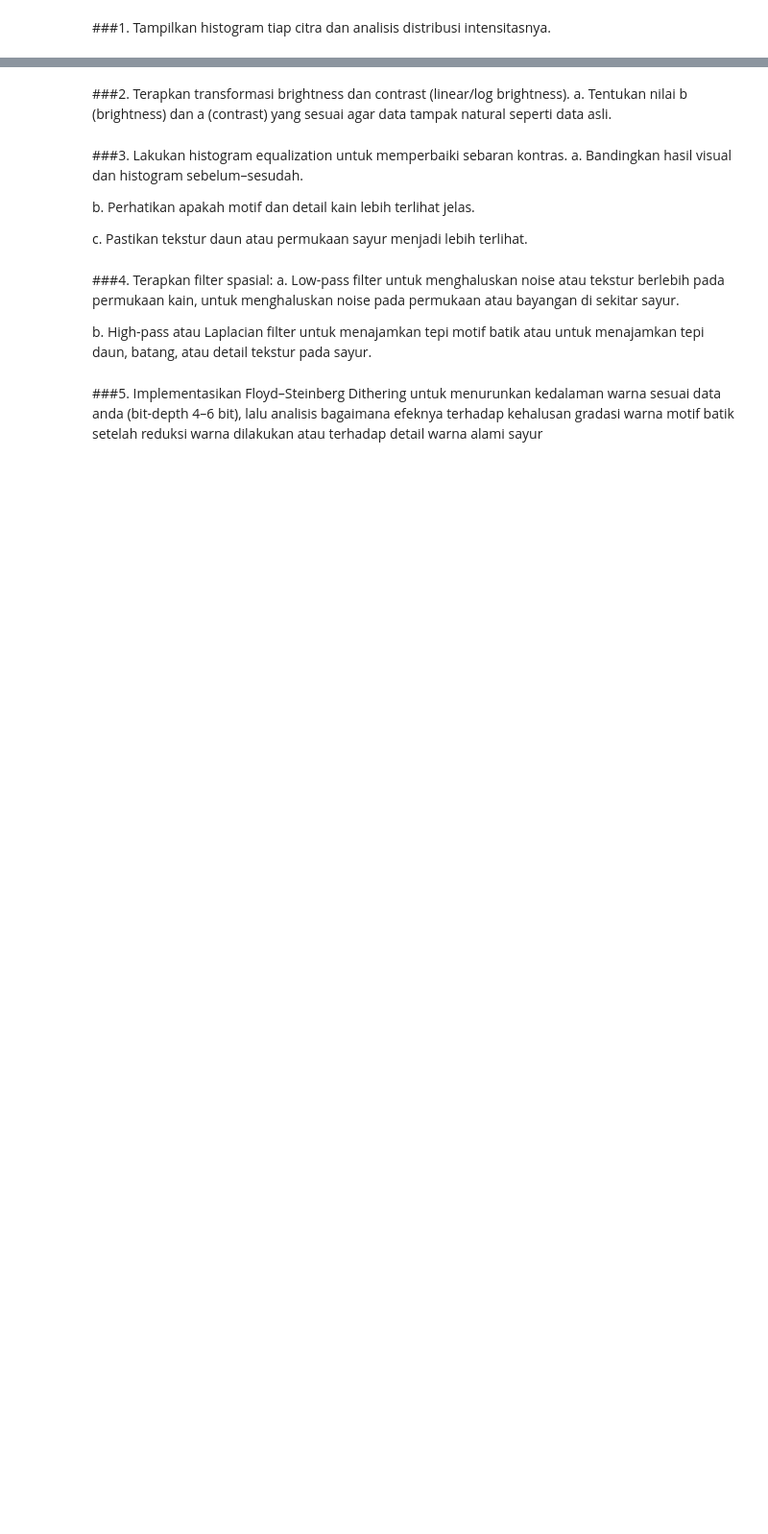
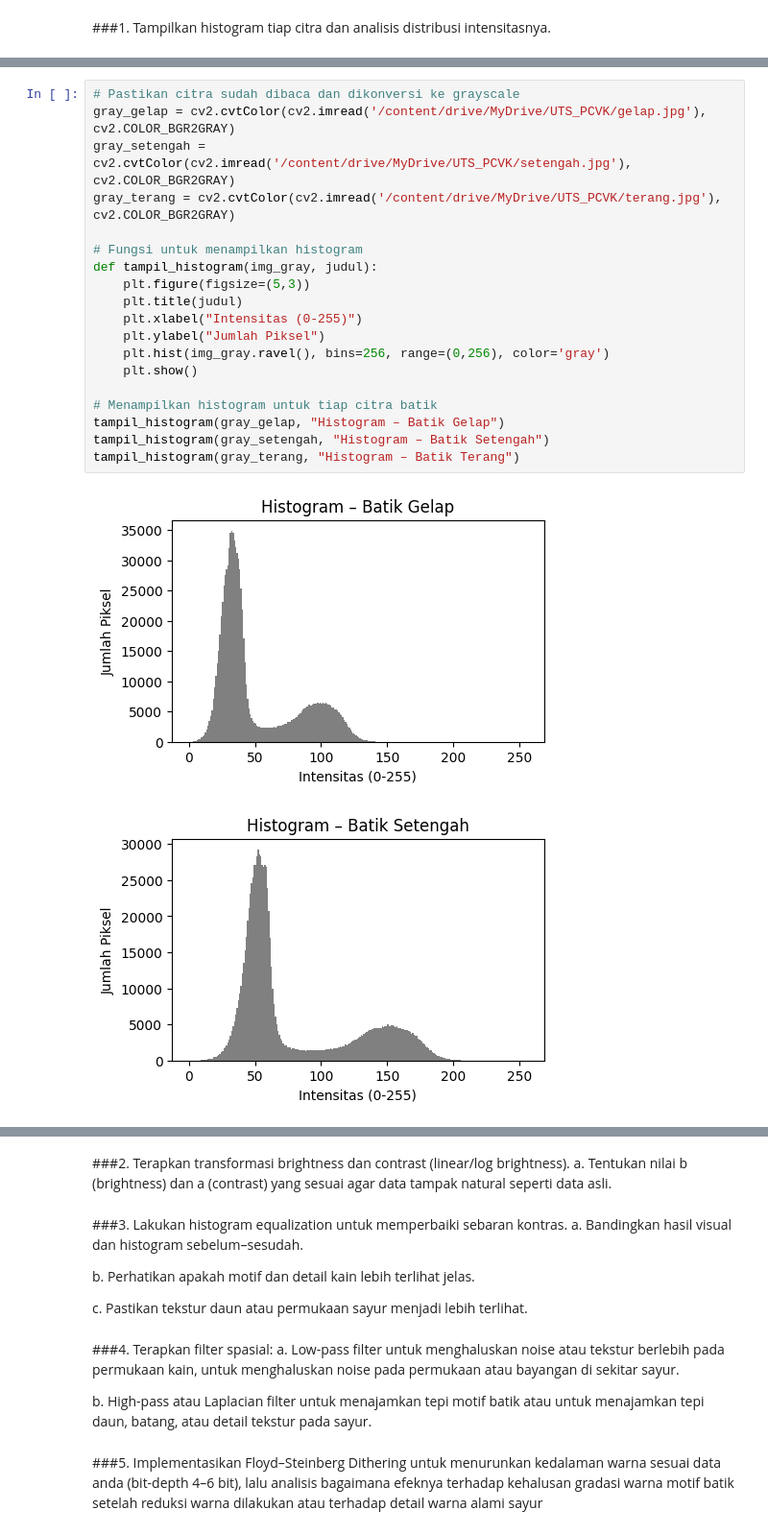
Before and after one commit to drm69/CM_PCVK, a Jupyter notebook: CM_Batik.ipynb, the cells around one changed output, grey strips where cells are left out. Shown at 96% size. Saved outputs shown, nothing was run; the diff lists cells and outputs as text; blank space fills up the shorter version.

```diff
--- a/CM_Batik.ipynb
+++ b/CM_Batik.ipynb
@@ -6,0 +34,22 @@
+# %%
+# Pastikan citra sudah dibaca dan dikonversi ke grayscale
+gray_gelap = cv2.cvtColor(cv2.imread('/content/drive/MyDrive/UTS_PCVK/gelap.jpg'), cv2.COLOR_BGR2GRAY)
+gray_setengah = cv2.cvtColor(cv2.imread('/content/drive/MyDrive/UTS_PCVK/setengah.jpg'), cv2.COLOR_BGR2GRAY)
+gray_terang = cv2.cvtColor(cv2.imread('/content/drive/MyDrive/UTS_PCVK/terang.jpg'), cv2.COLOR_BGR2GRAY)
+
+# Fungsi untuk menampilkan histogram
+def tampil_histogram(img_gray, judul):
+    plt.figure(figsize=(5,3))
+    plt.title(judul)
+    plt.xlabel("Intensitas (0-255)")
+    plt.ylabel("Jumlah Piksel")
+    plt.hist(img_gray.ravel(), bins=256, range=(0,256), color='gray')
+    plt.show()
+
+# Menampilkan histogram untuk tiap citra batik
+tampil_histogram(gray_gelap, "Histogram – Batik Gelap")
+tampil_histogram(gray_setengah, "Histogram – Batik Setengah")
+tampil_histogram(gray_terang, "Histogram – Batik Terang")
+# %% [output]
+[figure, added]
+[figure, added]
```
Also changed, not shown: parts of 4 cells of this notebook.
